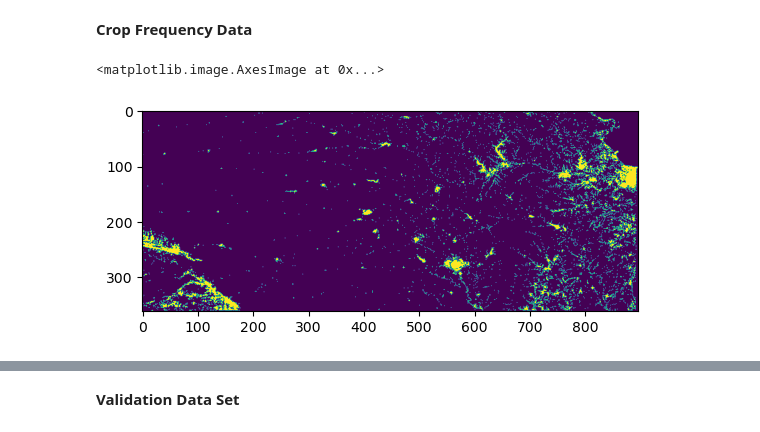
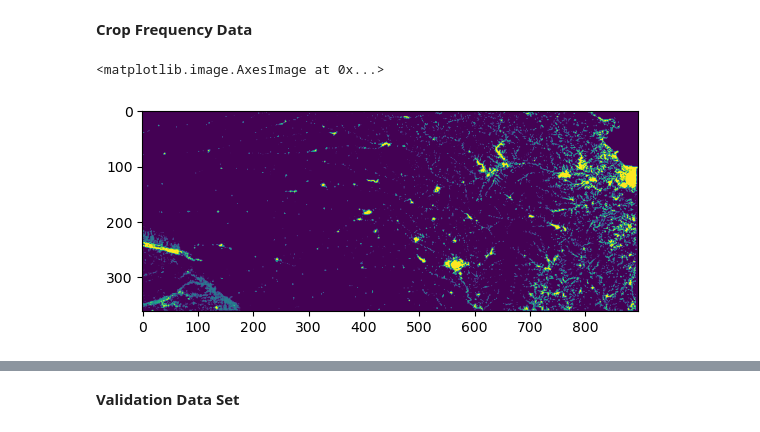
Before and after one commit to sarahannbowser/KS_agro_climatic_zones, a Jupyter notebook: step3_validate.ipynb, the cells around one changed output, grey strips where cells are left out. Drawn from its saved outputs; the diff is of its cells as text; code cells hidden in the pictures.

```diff
--- a/step3_validate.ipynb
+++ b/step3_validate.ipynb
@@ -126,14 +126,17 @@ def CropCount(np_array, vals):
     mask = functools.reduce(np.logical_or, (np_array==val for val in vals))
     non_crop = (np.where(mask, 1,0)).astype(dtype=np.uint8)
     return non_crop
-# %%
-# Create a Boolean for Non crop and Non crop plus grass values
-ks_non_crop = CropCount(ks_2022,[63, 64, 65, 111,112, 121, 122, 123, 124, 131, 141, 142, 143, 152, 190, 195])
-ks_non_crop_grass = CropCount(ks_2022,[63, 64, 65, 111,112, 121, 122, 123, 124, 131, 141, 142, 143, 152, 176,  190, 195])
-plt.imshow(ks_non_crop)
-# %% [output]
-<matplotlib.image.AxesImage at 0x...>
-[figure, removed]
+# %%
+# Create a Boolean for Non crop and Non crop plus grass values for entire period
+ks_non_crop = [CropCount(r, [63, 64, 65, 111,112, 121, 122, 123, 124, 131, 141, 142, 143, 152, 190, 195]) for r in rotation]
+ks_non_crop = sum(ks_non_crop)
+
+ks_non_crop_grass = [CropCount(r, [63, 64, 65, 111,112, 121, 122, 123, 124, 131, 141, 142, 143, 152, 176,  190, 195]) for r in rotation]
+ks_non_crop_grass= sum(ks_non_crop_grass)
+plt.imshow(ks_non_crop)
+# %% [output]
+<matplotlib.image.AxesImage at 0x...>
+[figure, added]
 # %%
 plt.imshow(ks_non_crop_grass)
 # %% [output]
```
Also changed, not shown: parts of 17 cells of this notebook, 2 other files.
